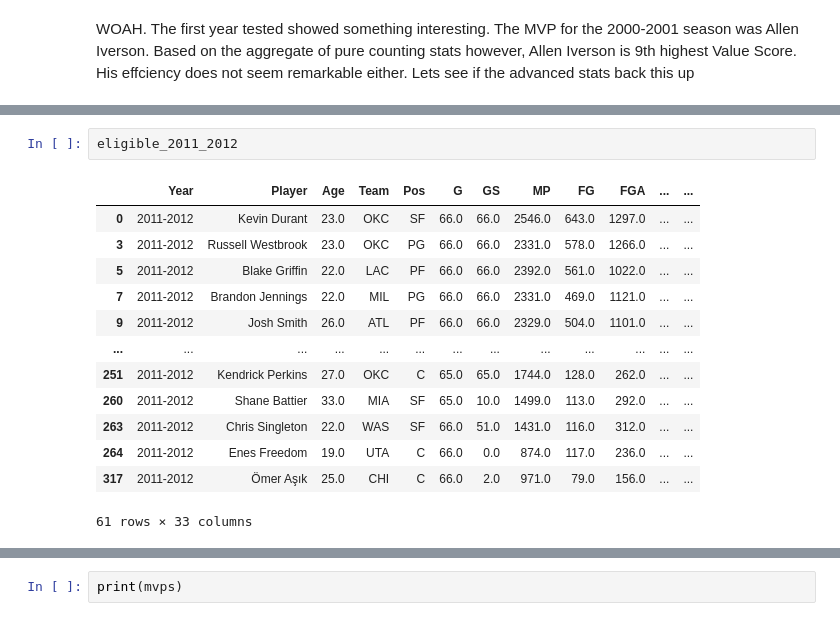
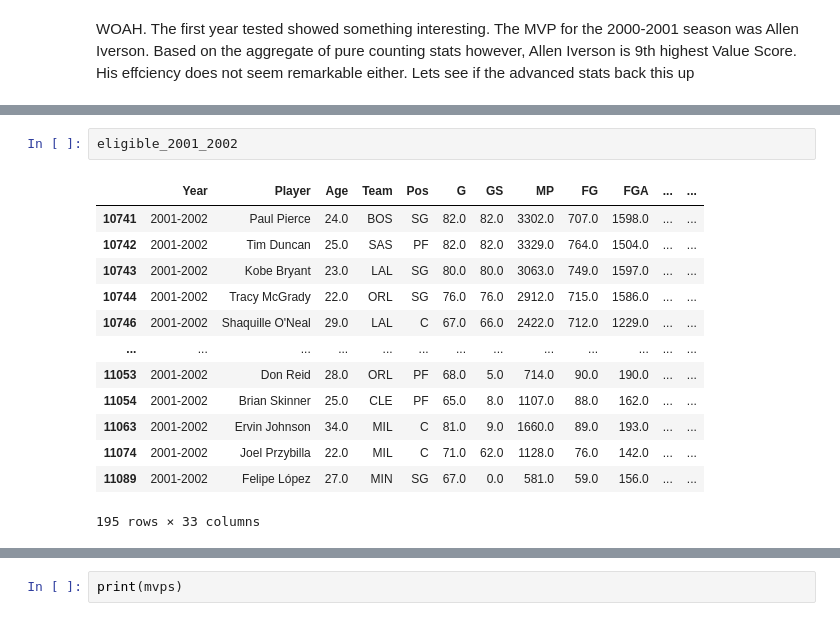
Before and after one commit to khadazhaia/nba-stats, a Jupyter notebook: notebooks/jonathan_eda.ipynb, the cells around one changed output, grey strips where cells are left out. Drawn from its saved outputs; the diff is of its cells as text.

```diff
--- a/notebooks/jonathan_eda.ipynb
+++ b/notebooks/jonathan_eda.ipynb
@@ -139,16 +113,16 @@ adv_eligible_2001_2002.head(10)
-# %%
-eligible_2011_2012
-# %% [output]
-|  | Year | Player | Age | Team | Pos | G | GS | MP | FG | FGA | ... | ... |
-| 0 | 2011-2012 | Kevin Durant | 23.0 | OKC | SF | 66.0 | 66.0 | 2546.0 | 643.0 | 1297.0 | ... | ... |
-| 3 | 2011-2012 | Russell Westbrook | 23.0 | OKC | PG | 66.0 | 66.0 | 2331.0 | 578.0 | 1266.0 | ... | ... |
-| 5 | 2011-2012 | Blake Griffin | 22.0 | LAC | PF | 66.0 | 66.0 | 2392.0 | 561.0 | 1022.0 | ... | ... |
-| 7 | 2011-2012 | Brandon Jennings | 22.0 | MIL | PG | 66.0 | 66.0 | 2331.0 | 469.0 | 1121.0 | ... | ... |
-| 9 | 2011-2012 | Josh Smith | 26.0 | ATL | PF | 66.0 | 66.0 | 2329.0 | 504.0 | 1101.0 | ... | ... |
-| ... | ... | ... | ... | ... | ... | ... | ... | ... | ... | ... | ... | ... |
-| 251 | 2011-2012 | Kendrick Perkins | 27.0 | OKC | C | 65.0 | 65.0 | 1744.0 | 128.0 | 262.0 | ... | ... |
-| 260 | 2011-2012 | Shane Battier | 33.0 | MIA | SF | 65.0 | 10.0 | 1499.0 | 113.0 | 292.0 | ... | ... |
-| 263 | 2011-2012 | Chris Singleton | 22.0 | WAS | SF | 66.0 | 51.0 | 1431.0 | 116.0 | 312.0 | ... | ... |
-| 264 | 2011-2012 | Enes Freedom | 19.0 | UTA | C | 66.0 | 0.0 | 874.0 | 117.0 | 236.0 | ... | ... |
-| 317 | 2011-2012 | Ömer Aşık | 25.0 | CHI | C | 66.0 | 2.0 | 971.0 | 79.0 | 156.0 | ... | ... |
-61 rows × 33 columns
+# %%
+eligible_2001_2002
+# %% [output]
+|  | Year | Player | Age | Team | Pos | G | GS | MP | FG | FGA | ... | ... |
+| 10741 | 2001-2002 | Paul Pierce | 24.0 | BOS | SG | 82.0 | 82.0 | 3302.0 | 707.0 | 1598.0 | ... | ... |
+| 10742 | 2001-2002 | Tim Duncan | 25.0 | SAS | PF | 82.0 | 82.0 | 3329.0 | 764.0 | 1504.0 | ... | ... |
+| 10743 | 2001-2002 | Kobe Bryant | 23.0 | LAL | SG | 80.0 | 80.0 | 3063.0 | 749.0 | 1597.0 | ... | ... |
+| 10744 | 2001-2002 | Tracy McGrady | 22.0 | ORL | SG | 76.0 | 76.0 | 2912.0 | 715.0 | 1586.0 | ... | ... |
+| 10746 | 2001-2002 | Shaquille O'Neal | 29.0 | LAL | C | 67.0 | 66.0 | 2422.0 | 712.0 | 1229.0 | ... | ... |
+| ... | ... | ... | ... | ... | ... | ... | ... | ... | ... | ... | ... | ... |
+| 11053 | 2001-2002 | Don Reid | 28.0 | ORL | PF | 68.0 | 5.0 | 714.0 | 90.0 | 190.0 | ... | ... |
+| 11054 | 2001-2002 | Brian Skinner | 25.0 | CLE | PF | 65.0 | 8.0 | 1107.0 | 88.0 | 162.0 | ... | ... |
+| 11063 | 2001-2002 | Ervin Johnson | 34.0 | MIL | C | 81.0 | 9.0 | 1660.0 | 89.0 | 193.0 | ... | ... |
+| 11074 | 2001-2002 | Joel Przybilla | 22.0 | MIL | C | 71.0 | 62.0 | 1128.0 | 76.0 | 142.0 | ... | ... |
+| 11089 | 2001-2002 | Felipe López | 27.0 | MIN | SG | 67.0 | 0.0 | 581.0 | 59.0 | 156.0 | ... | ... |
+195 rows × 33 columns
```
Also changed, not shown: parts of 5 cells of this notebook.
